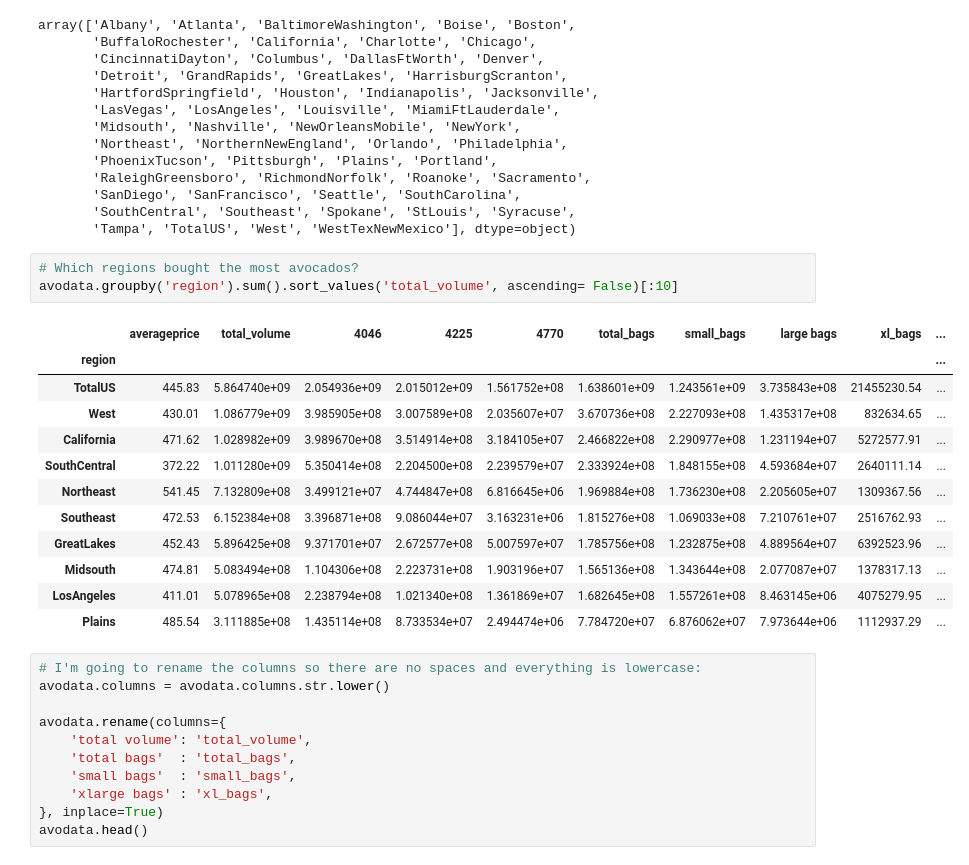
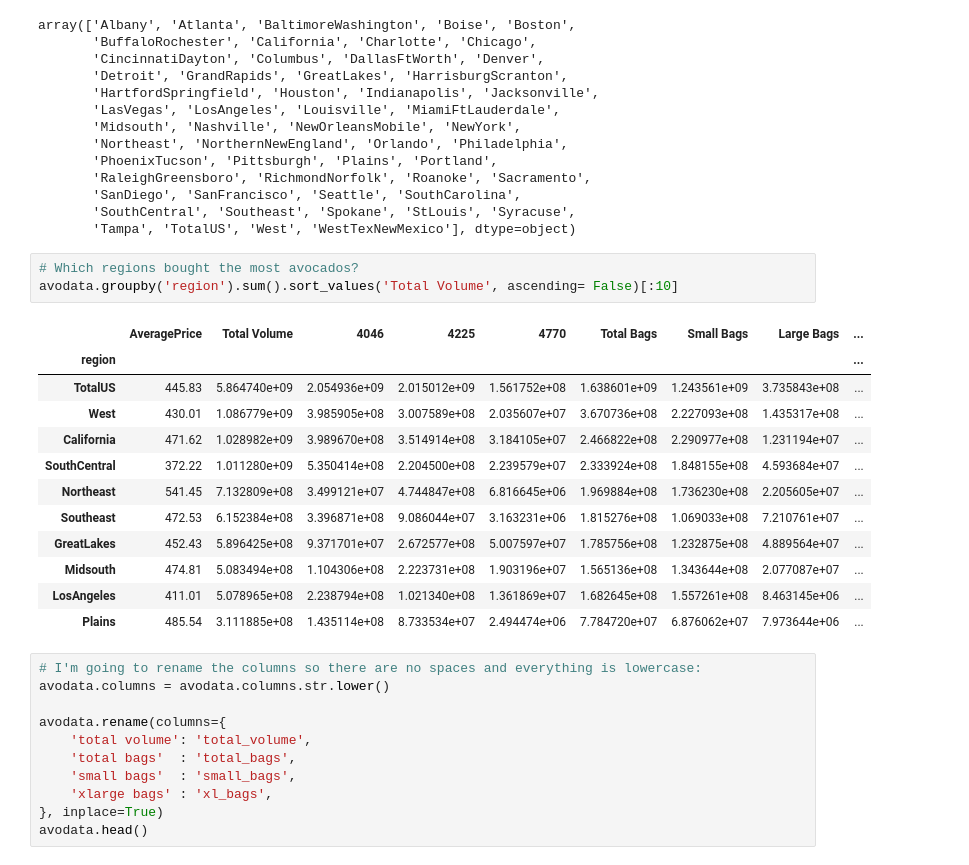
Before and after one commit to melissammcmillan/price_elasticity_of_avocados, a Jupyter notebook: 1_Avocado_EDA.ipynb, the cells around one changed output. Saved outputs shown, nothing was run; the diff lists cells and outputs as text.

```diff
--- a/1_Avocado_EDA.ipynb
+++ b/1_Avocado_EDA.ipynb
@@ -74,20 +79,20 @@ array(['Albany', 'Atlanta', 'BaltimoreWashington', 'Boise', 'Boston',
        'Tampa', 'TotalUS', 'West', 'WestTexNewMexico'], dtype=object)
 # %%
 # Which regions bought the most avocados?
-avodata.groupby('region').sum().sort_values('total_volume', ascending= False)[:10]
+avodata.groupby('region').sum().sort_values('Total Volume', ascending= False)[:10]
 # %% [output]
-|  | averageprice | total_volume | 4046 | 4225 | 4770 | total_bags | small_bags | large bags | xl_bags | ... |
-| region |  |  |  |  |  |  |  |  |  | ... |
-| TotalUS | 445.83 | 5.864740e+09 | 2.054936e+09 | 2.015012e+09 | 1.561752e+08 | 1.638601e+09 | 1.243561e+09 | 3.735843e+08 | 21455230.54 | ... |
-| West | 430.01 | 1.086779e+09 | 3.985905e+08 | 3.007589e+08 | 2.035607e+07 | 3.670736e+08 | 2.227093e+08 | 1.435317e+08 | 832634.65 | ... |
-| California | 471.62 | 1.028982e+09 | 3.989670e+08 | 3.514914e+08 | 3.184105e+07 | 2.466822e+08 | 2.290977e+08 | 1.231194e+07 | 5272577.91 | ... |
-| SouthCentral | 372.22 | 1.011280e+09 | 5.350414e+08 | 2.204500e+08 | 2.239579e+07 | 2.333924e+08 | 1.848155e+08 | 4.593684e+07 | 2640111.14 | ... |
-| Northeast | 541.45 | 7.132809e+08 | 3.499121e+07 | 4.744847e+08 | 6.816645e+06 | 1.969884e+08 | 1.736230e+08 | 2.205605e+07 | 1309367.56 | ... |
-| Southeast | 472.53 | 6.152384e+08 | 3.396871e+08 | 9.086044e+07 | 3.163231e+06 | 1.815276e+08 | 1.069033e+08 | 7.210761e+07 | 2516762.93 | ... |
-| GreatLakes | 452.43 | 5.896425e+08 | 9.371701e+07 | 2.672577e+08 | 5.007597e+07 | 1.785756e+08 | 1.232875e+08 | 4.889564e+07 | 6392523.96 | ... |
-| Midsouth | 474.81 | 5.083494e+08 | 1.104306e+08 | 2.223731e+08 | 1.903196e+07 | 1.565136e+08 | 1.343644e+08 | 2.077087e+07 | 1378317.13 | ... |
-| LosAngeles | 411.01 | 5.078965e+08 | 2.238794e+08 | 1.021340e+08 | 1.361869e+07 | 1.682645e+08 | 1.557261e+08 | 8.463145e+06 | 4075279.95 | ... |
-| Plains | 485.54 | 3.111885e+08 | 1.435114e+08 | 8.733534e+07 | 2.494474e+06 | 7.784720e+07 | 6.876062e+07 | 7.973644e+06 | 1112937.29 | ... |
+|  | AveragePrice | Total Volume | 4046 | 4225 | 4770 | Total Bags | Small Bags | Large Bags | ... |
+| region |  |  |  |  |  |  |  |  | ... |
+| TotalUS | 445.83 | 5.864740e+09 | 2.054936e+09 | 2.015012e+09 | 1.561752e+08 | 1.638601e+09 | 1.243561e+09 | 3.735843e+08 | ... |
+| West | 430.01 | 1.086779e+09 | 3.985905e+08 | 3.007589e+08 | 2.035607e+07 | 3.670736e+08 | 2.227093e+08 | 1.435317e+08 | ... |
+| California | 471.62 | 1.028982e+09 | 3.989670e+08 | 3.514914e+08 | 3.184105e+07 | 2.466822e+08 | 2.290977e+08 | 1.231194e+07 | ... |
+| SouthCentral | 372.22 | 1.011280e+09 | 5.350414e+08 | 2.204500e+08 | 2.239579e+07 | 2.333924e+08 | 1.848155e+08 | 4.593684e+07 | ... |
+| Northeast | 541.45 | 7.132809e+08 | 3.499121e+07 | 4.744847e+08 | 6.816645e+06 | 1.969884e+08 | 1.736230e+08 | 2.205605e+07 | ... |
+| Southeast | 472.53 | 6.152384e+08 | 3.396871e+08 | 9.086044e+07 | 3.163231e+06 | 1.815276e+08 | 1.069033e+08 | 7.210761e+07 | ... |
+| GreatLakes | 452.43 | 5.896425e+08 | 9.371701e+07 | 2.672577e+08 | 5.007597e+07 | 1.785756e+08 | 1.232875e+08 | 4.889564e+07 | ... |
+| Midsouth | 474.81 | 5.083494e+08 | 1.104306e+08 | 2.223731e+08 | 1.903196e+07 | 1.565136e+08 | 1.343644e+08 | 2.077087e+07 | ... |
+| LosAngeles | 411.01 | 5.078965e+08 | 2.238794e+08 | 1.021340e+08 | 1.361869e+07 | 1.682645e+08 | 1.557261e+08 | 8.463145e+06 | ... |
+| Plains | 485.54 | 3.111885e+08 | 1.435114e+08 | 8.733534e+07 | 2.494474e+06 | 7.784720e+07 | 6.876062e+07 | 7.973644e+06 | ... |
 # %%
 # I'm going to rename the columns so there are no spaces and everything is lowercase:
 avodata.columns = avodata.columns.str.lower()
```
Also changed, not shown: parts of 4 cells of this notebook.
